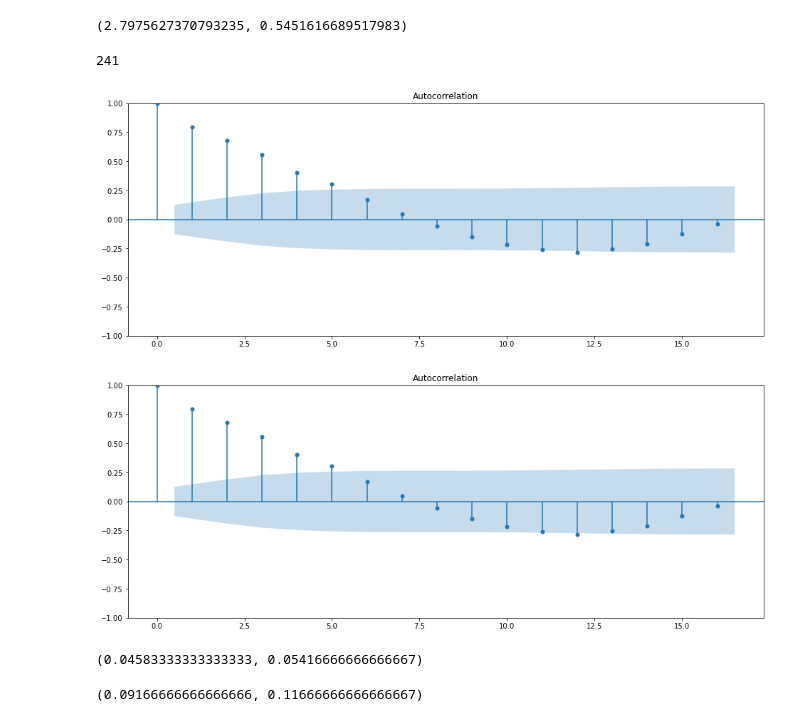
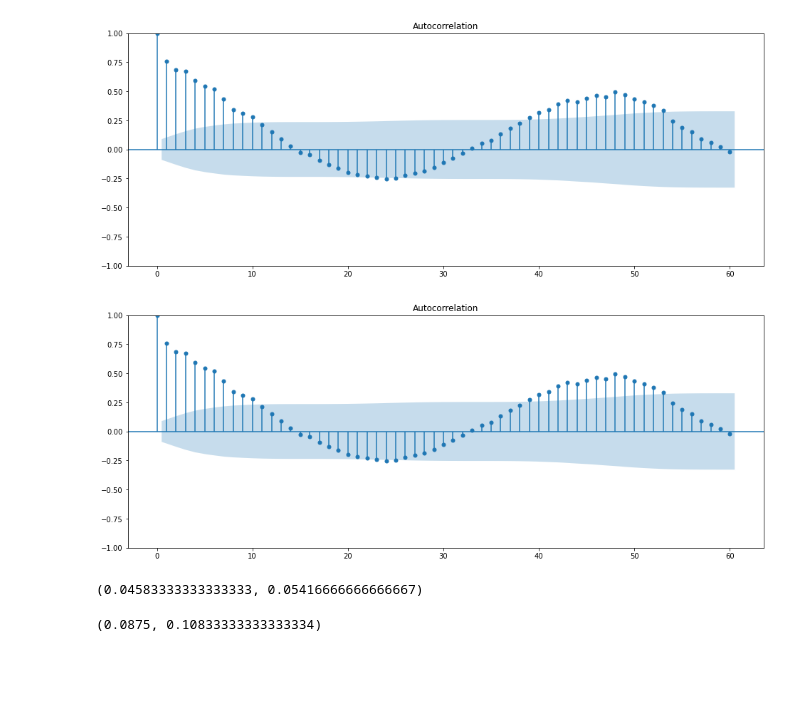
Before and after one commit to GStechschulte/energy-efficiency, a Jupyter notebook: EDA/gassmann_load_profiles/r707lv_trockner.ipynb, the cells around one changed output. Saved outputs shown, nothing was run; the diff lists cells and outputs as text; code cells hidden in the pictures; blank space fills up the shorter version.

```diff
--- a/EDA/gassmann_load_profiles/r707lv_trockner.ipynb
+++ b/EDA/gassmann_load_profiles/r707lv_trockner.ipynb
@@ -10,7 +10,7 @@ import plotly.express as px
 import numpy as np
 from statsmodels.graphics.tsaplots import plot_acf
 # %%
-df = query_table(table='r707lv_trockner_10T')
+df = query_table(table='r707lv_trockner_30T')
 # %%
 #df = weekday_time_series(sensor_id='r707lv_trockner_15T')
 # %%
@@ -21,29 +21,21 @@ px.line(
         'x': 'Time',
         'y': 'kW'
     })
-# %%
-df.kw.mean(), df.kw.std()
-# %% [output]
-(2.7975627370793235, 0.5451616689517983)
-# %%
-len(df)
-# %% [output]
-241
 # %%
-time_int_range = np.arange(0, df.shape[0]*60, 60)
+time_int_range = np.arange(0, df.shape[0]*30, 30)
 df['t'] = time_int_range
 df['t_scaled'] = (df['t'] - df['t'].min()) / (df['t'].max() - df['t'].min())
 # %%
 fig, ax = plt.subplots(figsize=(16, 6))
-plot_acf(df.kw.values.squeeze(), lags=16, ax=ax)
+plot_acf(df.kw.values.squeeze(), lags=60, ax=ax)
 # %% [output]
-[figure, old version]
+[figure, new version]
-[figure, old version]
+[figure, new version]
 # %%
 df['t_scaled'].iloc[11], df['t_scaled'].iloc[13] ## short term
 # %% [output]
 (0.04583333333333333, 0.05416666666666667)
 # %%
-df['t_scaled'].iloc[22], df['t_scaled'].iloc[28]
+df['t_scaled'].iloc[42], df['t_scaled'].iloc[52]
 # %% [output]
-(0.09166666666666666, 0.11666666666666667)
+(0.0875, 0.10833333333333334)
```
Also changed, not shown: 2 other files.
